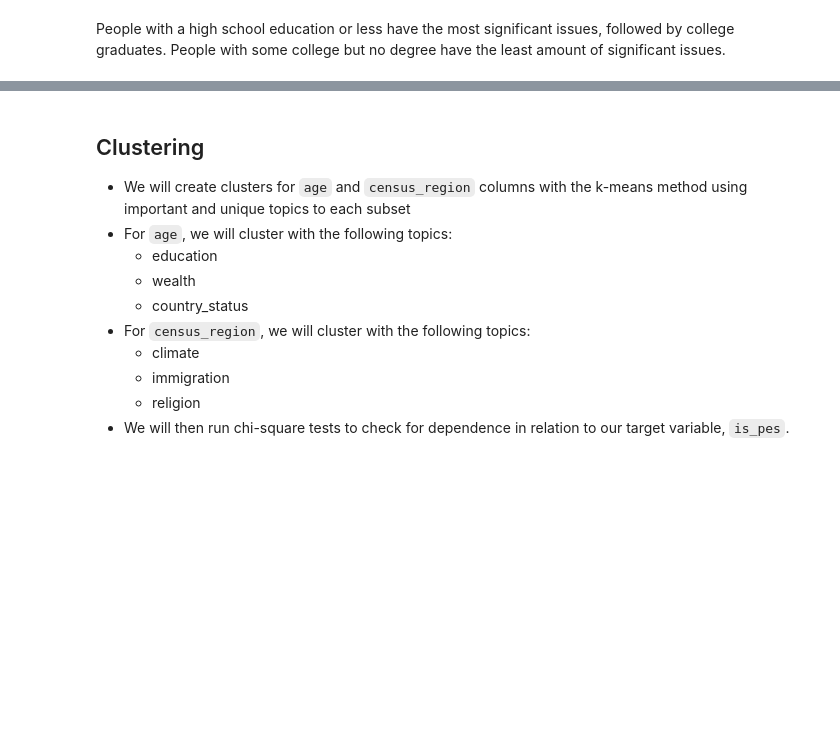
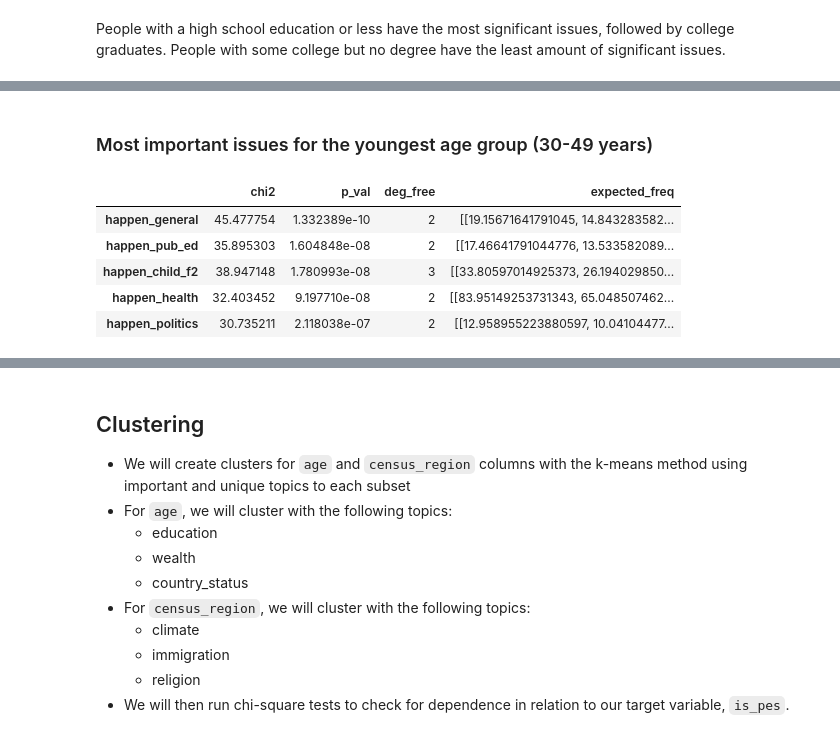
Before and after one commit to american-perspectives-capstone/american-attitudes, a Jupyter notebook: final_notebook.ipynb, the cells around one changed output, grey strips where cells are left out. Drawn from its saved outputs; the diff is of its cells as text; code cells hidden in the pictures; blank space fills up the shorter version.

```diff
--- a/final_notebook.ipynb
+++ b/final_notebook.ipynb
@@ -1543,0 +1576,15 @@ People with a high school education or less have the most significant issues, fo
+# %% [markdown]
+### Most important issues for the youngest age group (30-49 years)
+# %%
+# Generate object
+obj_young = e.generate_and_return_obj(young_train)
+# Examine the chi2 results and return the most signficant values from them
+issues_young = obj_young.chi2_df.sort_values(by='p_val')
+issues_young.head(5)
+# %% [output]
+|  | chi2 | p_val | deg_free | expected_freq |
+| happen_general | 45.477754 | 1.332389e-10 | 2 | [[19.15671641791045, 14.843283582... |
+| happen_pub_ed | 35.895303 | 1.604848e-08 | 2 | [[17.46641791044776, 13.533582089... |
+| happen_child_f2 | 38.947148 | 1.780993e-08 | 3 | [[33.80597014925373, 26.194029850... |
+| happen_health | 32.403452 | 9.197710e-08 | 2 | [[83.95149253731343, 65.048507462... |
+| happen_politics | 30.735211 | 2.118038e-07 | 2 | [[12.958955223880597, 10.04104477... |
```
Also changed, not shown: parts of 120 cells of this notebook.
